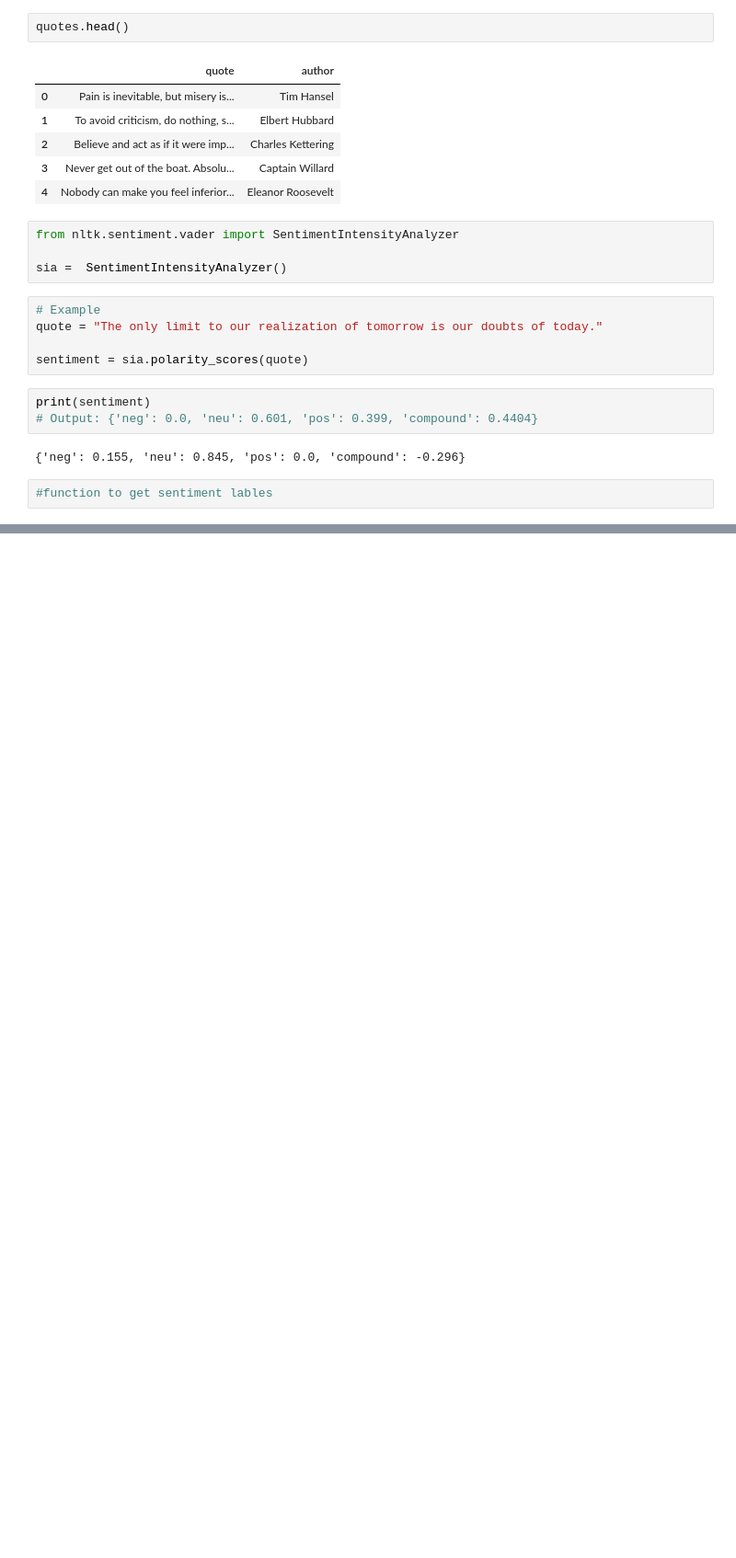
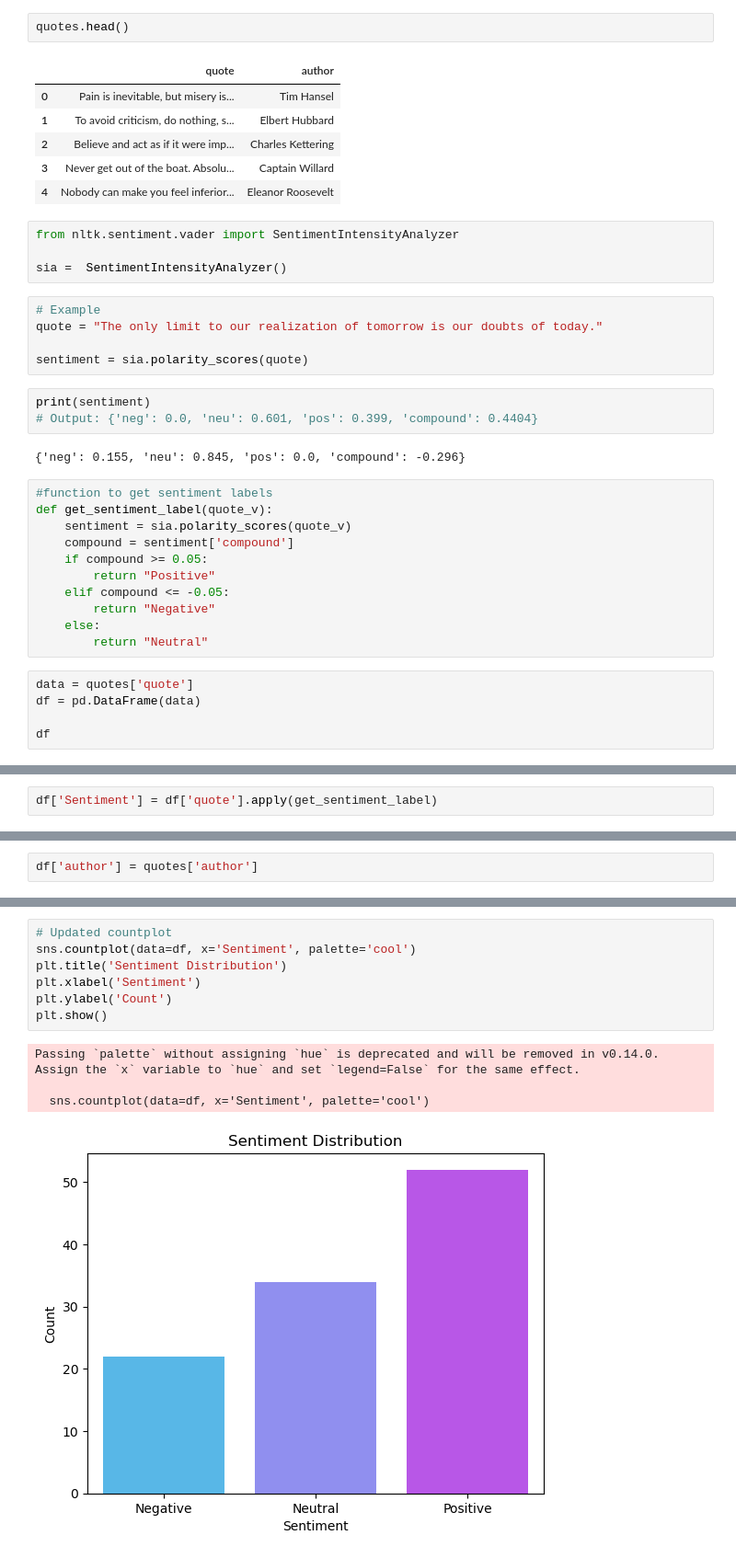
Before and after one commit to JamesAdeshina/Sentiment-Based_Quote_Generator, a Jupyter notebook: app.ipynb, the cells around one changed output, grey strips where cells are left out. Shown at 92% size. Cells and saved outputs as stored; diff of their text form; blank space fills up the shorter version.

Commit message:
working on get_sentiment_label function

```diff
--- a/app.ipynb
+++ b/app.ipynb
@@ -55,4 +55,18 @@ print(sentiment)
 # %% [output]
 {'neg': 0.155, 'neu': 0.845, 'pos': 0.0, 'compound': -0.296}
 # %%
-#function to get sentiment lables
+#function to get sentiment labels
+def get_sentiment_label(quote_v):
+    sentiment = sia.polarity_scores(quote_v)
+    compound = sentiment['compound']
+    if compound >= 0.05:
+        return "Positive"
+    elif compound <= -0.05:
+        return "Negative"
+    else:
+        return "Neutral"
+# %%
+data = quotes['quote']
+df = pd.DataFrame(data)
+
+df
@@ -58,0 +87,2 @@ print(sentiment)
+# %%
+df['Sentiment'] = df['quote'].apply(get_sentiment_label)
@@ -58,0 +106,2 @@ print(sentiment)
+# %%
+df['author'] = quotes['author']
@@ -58,0 +159,12 @@ print(sentiment)
+# %%
+# Updated countplot
+sns.countplot(data=df, x='Sentiment', palette='cool')
+plt.title('Sentiment Distribution')
+plt.xlabel('Sentiment')
+plt.ylabel('Count')
+plt.show()
+# %% [output]
+Passing `palette` without assigning `hue` is deprecated and will be removed in v0.14.0. Assign the `x` variable to `hue` and set `legend=False` for the same effect.
+
+  sns.countplot(data=df, x='Sentiment', palette='cool')
+[figure, added]
```
Also changed, not shown: parts of 10 cells of this notebook.
